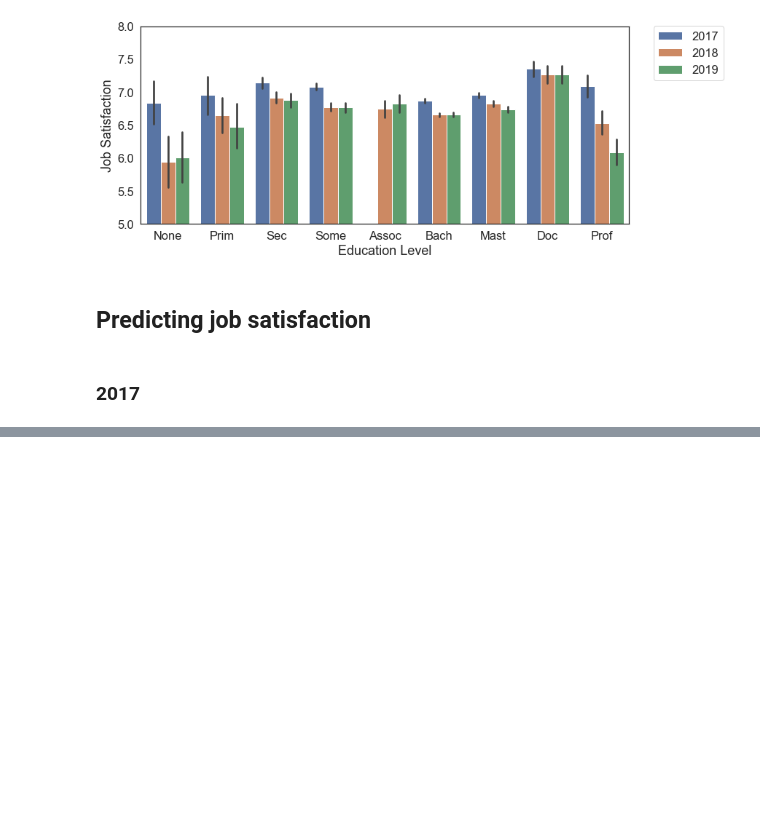
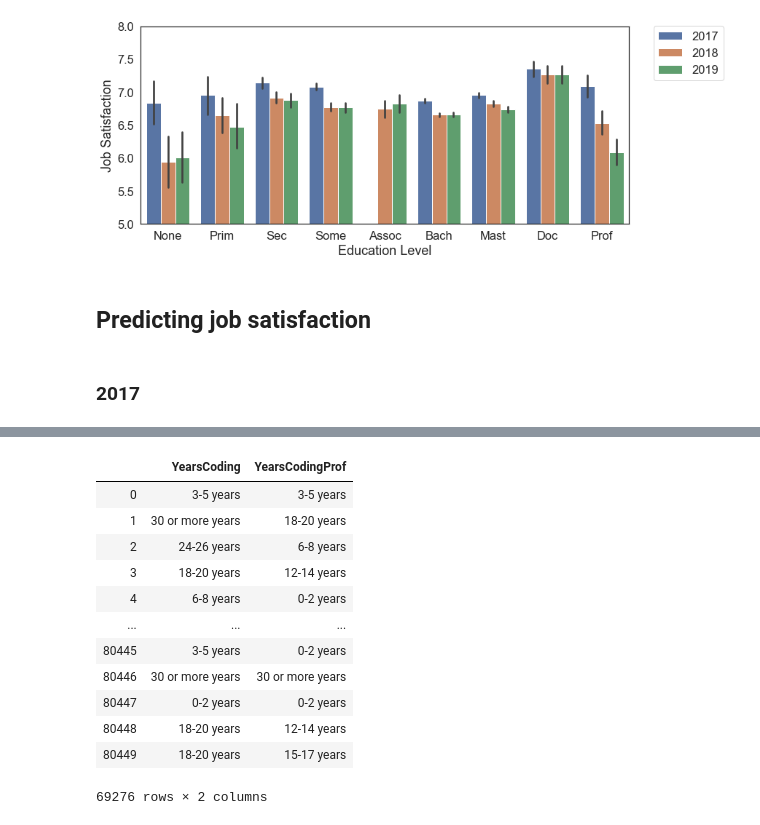
Before and after one commit to dsduncan/udsn_blogpost, a Jupyter notebook: dev_happiness.ipynb, the cells around one changed output, grey strips where cells are left out. Drawn from its saved outputs; the diff is of its cells as text; code cells hidden in the pictures; blank space fills up the shorter version.

```diff
--- a/dev_happiness.ipynb
+++ b/dev_happiness.ipynb
@@ -323,0 +331,11 @@ coef_df.head(20)
+# %%
+cols18 = [
+    'qJobSat', "Hobby", "OpenSource", "Employment", "Student",
+    "FormalEducation", "CompanySize", "YearsCoding", "YearsCodingProf",
+    "JobSearchStatus", "LastNewJob", "ConvertedSalary",
+    "AgreeDisagree3", "LanguageWorkedWith", "LanguageDesireNextYear",
+    "DatabaseWorkedWith", "DatabaseDesireNextYear",
+    "StackOverflowConsiderMember"
+    ]
+
+df18_mod = df18[cols18].dropna(subset=['qJobSat'], axis=0)
@@ -323,0 +359,34 @@ coef_df.head(20)
+# %%
+# Turn some categorical variables quantitative
+years18 = {
+    '0-2 years': 1.5,
+    '3-5 years': 4.5,
+    '6-8 years': 7.5,
+    '9-11 years': 10.5,
+    '12-14 years': 13.5,
+    '15-17 years': 16.5,
+    '18-20 years': 19.5,
+    '21 to 23 years': 22.5,
+    '24 to 26 years': 25.5,
+    '27 to 29 years': 28.5,
+    '30 or more years': 31,
+    }
+df18_mod['qCompSize'] = [comp17.get(var, None) for var in df18_mod.CompanySize]
+df18_mod['qYrsProg'] = [years18.get(var, None) for var in df18_mod.YearsCoding]
+df18_mod['qYrsCodeJob'] = [years18.get(var, None) for var in df18_mod.YearsCodingProf]
+# %%
+df18_mod.loc[:, ['YearsCoding', 'YearsCodingProf']]
+# %% [output]
+|  | YearsCoding | YearsCodingProf |
+| 0 | 3-5 years | 3-5 years |
+| 1 | 30 or more years | 18-20 years |
+| 2 | 24-26 years | 6-8 years |
+| 3 | 18-20 years | 12-14 years |
+| 4 | 6-8 years | 0-2 years |
+| ... | ... | ... |
+| 80445 | 3-5 years | 0-2 years |
+| 80446 | 30 or more years | 30 or more years |
+| 80447 | 0-2 years | 0-2 years |
+| 80448 | 18-20 years | 12-14 years |
+| 80449 | 18-20 years | 15-17 years |
+69276 rows × 2 columns
```
Also changed, not shown: parts of 15 cells of this notebook.
